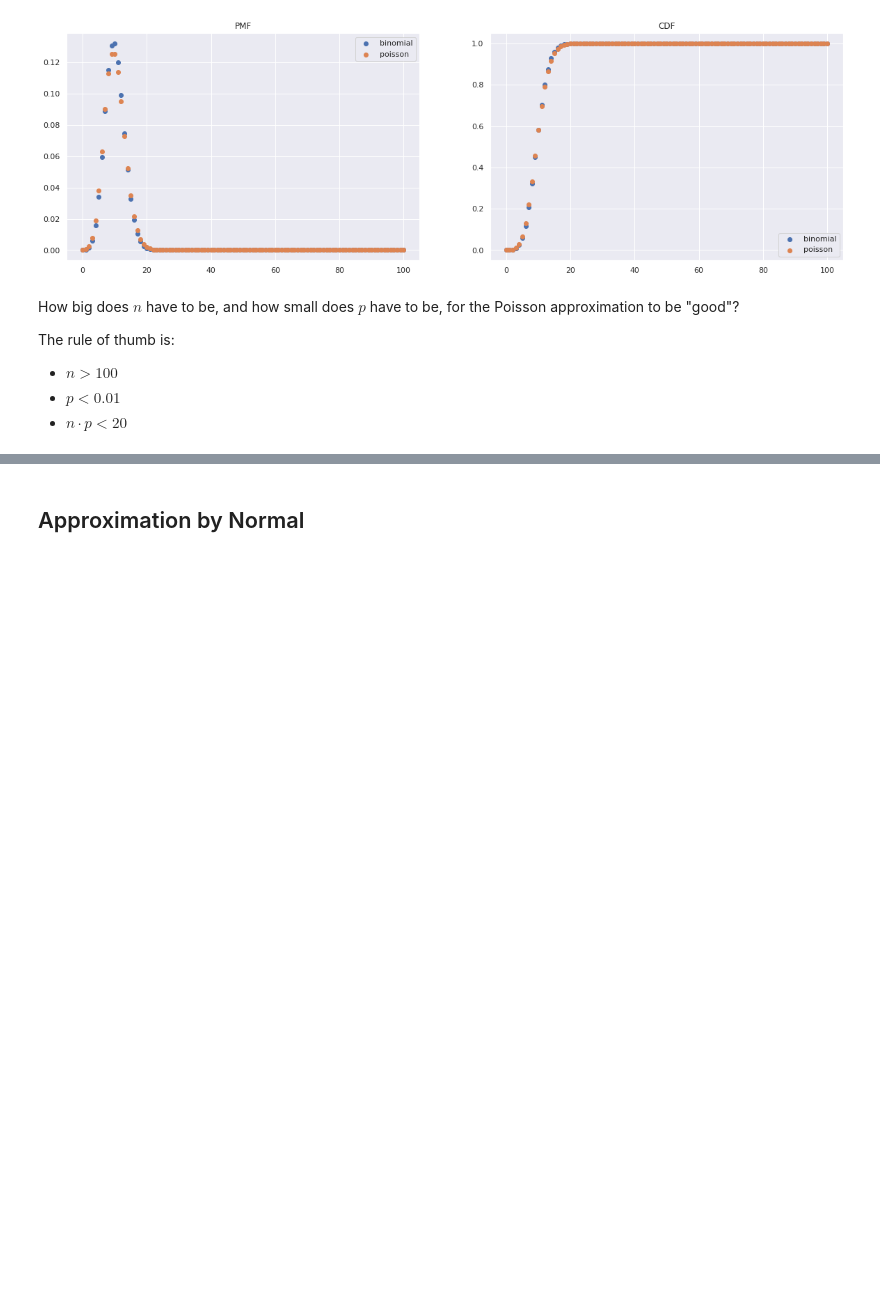
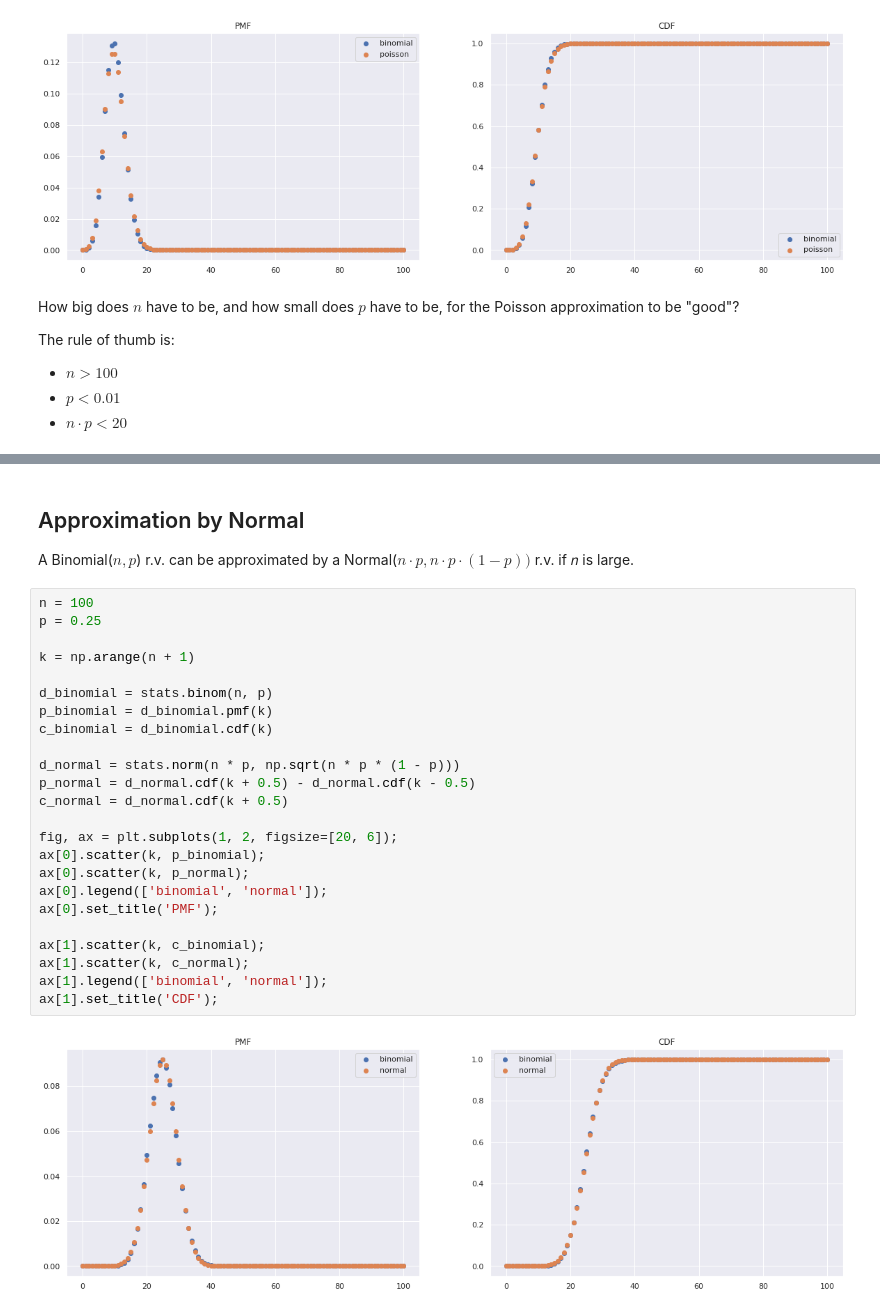
Before and after one commit to botant/study, a Jupyter notebook: stats/binomial.ipynb, the cells around one changed output, grey strips where cells are left out. Cells and saved outputs as stored; diff of their text form; blank space fills up the shorter version.

Commit message:
Add normal approximation to binomial distribution

```diff
--- a/stats/binomial.ipynb
+++ b/stats/binomial.ipynb
@@ -185,2 +195,30 @@ Max absolute difference in CDF in %
-# %% [markdown]
-## Approximation by Normal
+# %% [markdown]
+## Approximation by Normal
+
+A Binomial($n, p$) r.v. can be approximated by a Normal($n \cdot p, n \cdot p \cdot (1-p))$ r.v. if 𝑛 is large.
+# %%
+n = 100
+p = 0.25
+
+k = np.arange(n + 1)
+
+d_binomial = stats.binom(n, p)
+p_binomial = d_binomial.pmf(k)
+c_binomial = d_binomial.cdf(k)
+
+d_normal = stats.norm(n * p, np.sqrt(n * p * (1 - p)))
+p_normal = d_normal.cdf(k + 0.5) - d_normal.cdf(k - 0.5)
+c_normal = d_normal.cdf(k + 0.5)
+
+fig, ax = plt.subplots(1, 2, figsize=[20, 6]);
+ax[0].scatter(k, p_binomial);
+ax[0].scatter(k, p_normal);
+ax[0].legend(['binomial', 'normal']);
+ax[0].set_title('PMF');
+
+ax[1].scatter(k, c_binomial);
+ax[1].scatter(k, c_normal);
+ax[1].legend(['binomial', 'normal']);
+ax[1].set_title('CDF');
+# %% [output]
+[figure, added]
```
Also changed, not shown: parts of 7 cells of this notebook, 1 other file.
